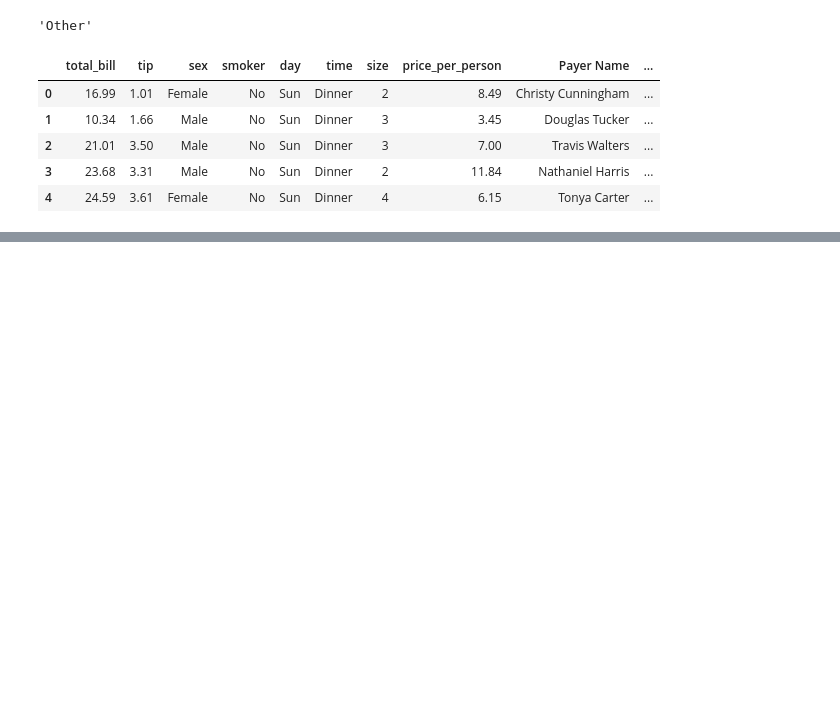
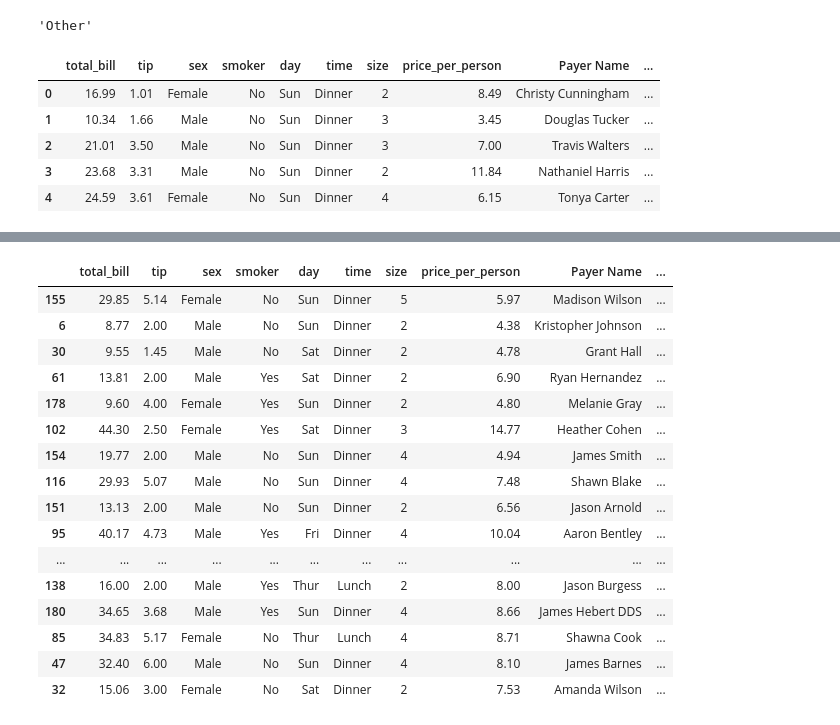
Before and after one commit to salimunlu47/data-science-libraries, a Jupyter notebook: Jose_Portilla_Pandas_Part2.ipynb, the cells around one changed output, grey strips where cells are left out. Saved outputs shown, nothing was run; the diff lists cells and outputs as text; code cells hidden in the pictures; blank space fills up the shorter version.

```diff
--- a/Jose_Portilla_Pandas_Part2.ipynb
+++ b/Jose_Portilla_Pandas_Part2.ipynb
@@ -109,0 +110,3 @@ timeit.timeit(setup=setup, stmt=stmt_two, number=1000)
+# %%
+url = "https://raw.githubusercontent.com/salimunlu47/data-science-libraries/main/datasets/tips.csv"
+df = pd.read_csv(url)
@@ -109,0 +335,20 @@ timeit.timeit(setup=setup, stmt=stmt_two, number=1000)
+# %%
+df.sample(frac=0.1)
+# %% [output]
+|  | total_bill | tip | sex | smoker | day | time | size | price_per_person | Payer Name | ... |
+| 155 | 29.85 | 5.14 | Female | No | Sun | Dinner | 5 | 5.97 | Madison Wilson | ... |
+| 6 | 8.77 | 2.00 | Male | No | Sun | Dinner | 2 | 4.38 | Kristopher Johnson | ... |
+| 30 | 9.55 | 1.45 | Male | No | Sat | Dinner | 2 | 4.78 | Grant Hall | ... |
+| 61 | 13.81 | 2.00 | Male | Yes | Sat | Dinner | 2 | 6.90 | Ryan Hernandez | ... |
+| 178 | 9.60 | 4.00 | Female | Yes | Sun | Dinner | 2 | 4.80 | Melanie Gray | ... |
+| 102 | 44.30 | 2.50 | Female | Yes | Sat | Dinner | 3 | 14.77 | Heather Cohen | ... |
+| 154 | 19.77 | 2.00 | Male | No | Sun | Dinner | 4 | 4.94 | James Smith | ... |
+| 116 | 29.93 | 5.07 | Male | No | Sun | Dinner | 4 | 7.48 | Shawn Blake | ... |
+| 151 | 13.13 | 2.00 | Male | No | Sun | Dinner | 2 | 6.56 | Jason Arnold | ... |
+| 95 | 40.17 | 4.73 | Male | Yes | Fri | Dinner | 4 | 10.04 | Aaron Bentley | ... |
+| ... | ... | ... | ... | ... | ... | ... | ... | ... | ... | ... |
+| 138 | 16.00 | 2.00 | Male | Yes | Thur | Lunch | 2 | 8.00 | Jason Burgess | ... |
+| 180 | 34.65 | 3.68 | Male | Yes | Sun | Dinner | 4 | 8.66 | James Hebert DDS | ... |
+| 85 | 34.83 | 5.17 | Female | No | Thur | Lunch | 4 | 8.71 | Shawna Cook | ... |
+| 47 | 32.40 | 6.00 | Male | No | Sun | Dinner | 4 | 8.10 | James Barnes | ... |
+| 32 | 15.06 | 3.00 | Female | No | Sat | Dinner | 2 | 7.53 | Amanda Wilson | ... |
```
Also changed, not shown: parts of 27 cells of this notebook.
